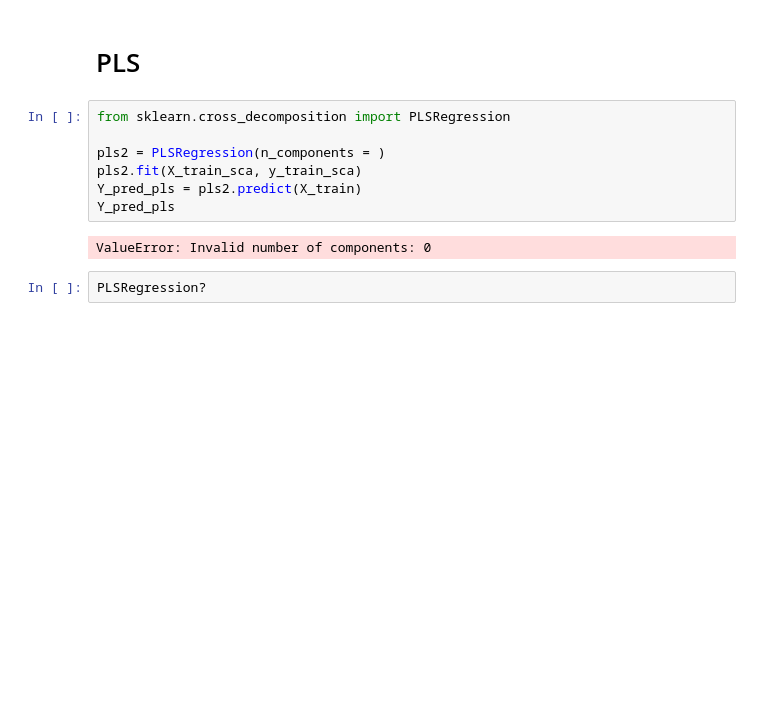
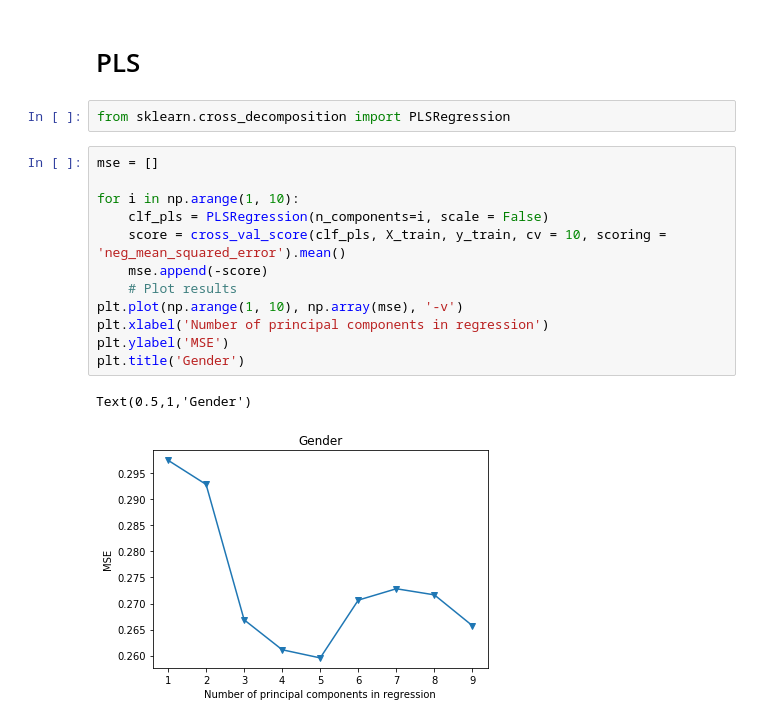
Before and after one commit to brainhack-school2020/tjays7_fmri, a Jupyter notebook: gender_fmri.ipynb, the cells around one changed output. Drawn from its saved outputs; the diff is of its cells as text; blank space fills up the shorter version.

```diff
--- a/gender_fmri.ipynb
+++ b/gender_fmri.ipynb
@@ -793,12 +801,18 @@ True Positive =  22
 # PLS
 # %%
 from sklearn.cross_decomposition import PLSRegression
-
-pls2 = PLSRegression(n_components = )
-pls2.fit(X_train_sca, y_train_sca)
-Y_pred_pls = pls2.predict(X_train)
-Y_pred_pls
-# %% [output]
-ValueError: Invalid number of components: 0
-# %%
-PLSRegression?
+# %%
+mse = []
+
+for i in np.arange(1, 10):
+    clf_pls = PLSRegression(n_components=i, scale = False)
+    score = cross_val_score(clf_pls, X_train, y_train, cv = 10, scoring = 'neg_mean_squared_error').mean()
+    mse.append(-score)
+    # Plot results
+plt.plot(np.arange(1, 10), np.array(mse), '-v')
+plt.xlabel('Number of principal components in regression')
+plt.ylabel('MSE')
+plt.title('Gender')
+# %% [output]
+Text(0.5,1,'Gender')
+[figure, added]
```
Also changed, not shown: parts of 11 cells of this notebook.
